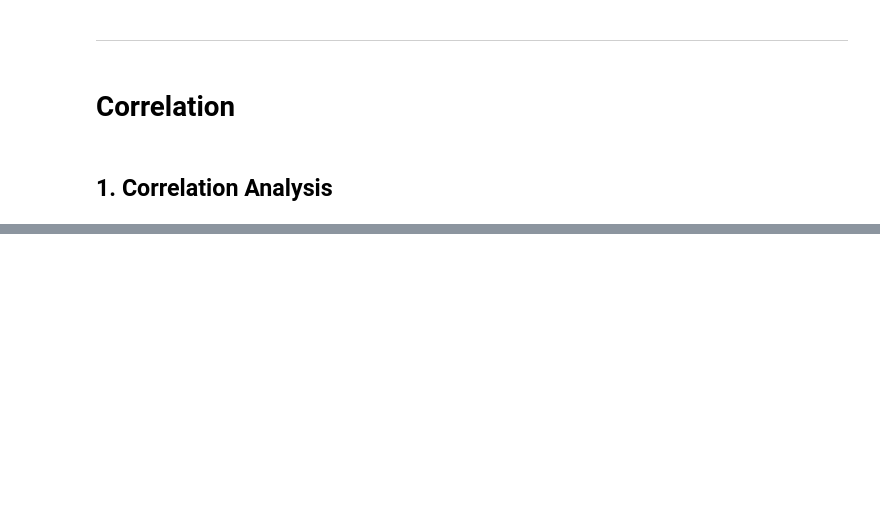
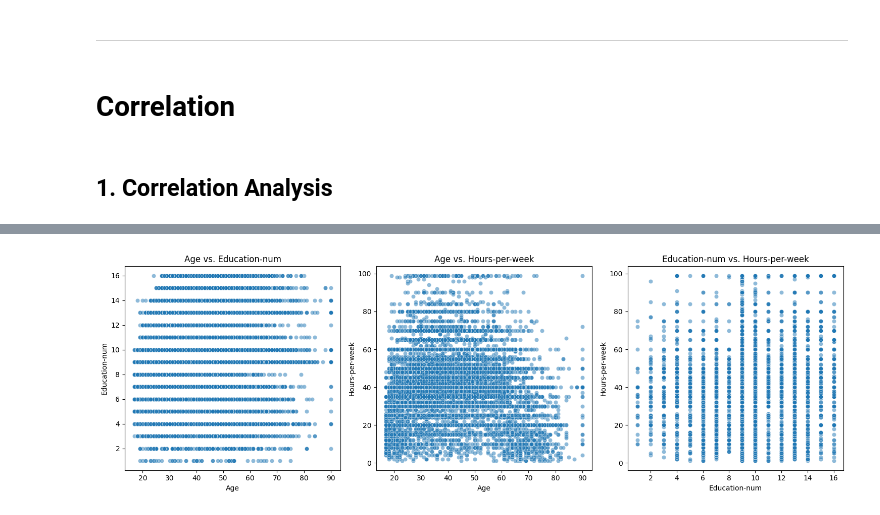
Before and after one commit to omar-bay/AAI614_Baayoun, a Jupyter notebook: week 4/project 1/Project_1-census_income.ipynb, the cells around one changed output, grey strips where cells are left out. Cells and saved outputs as stored; diff of their text form; code cells hidden in the pictures; blank space fills up the shorter version.

```diff
--- a/week 4/project 1/Project_1-census_income.ipynb
+++ b/week 4/project 1/Project_1-census_income.ipynb
@@ -353,0 +366,29 @@ df.loc[(df["fnlwgt"] < lower_bound) | (df["fnlwgt"] > upper_bound), "fnlwgt"] =
+# %%
+# Scatterplots to visualize relationships
+plt.figure(figsize=(15, 5))
+
+# Age vs. Education-num
+plt.subplot(1, 3, 1)
+sns.scatterplot(data=df, x="age", y="education-num", alpha=0.5)
+plt.title("Age vs. Education-num")
+plt.xlabel("Age")
+plt.ylabel("Education-num")
+
+# Age vs. Hours-per-week
+plt.subplot(1, 3, 2)
+sns.scatterplot(data=df, x="age", y="hours-per-week", alpha=0.5)
+plt.title("Age vs. Hours-per-week")
+plt.xlabel("Age")
+plt.ylabel("Hours-per-week")
+
+# Education-num vs. Hours-per-week
+plt.subplot(1, 3, 3)
+sns.scatterplot(data=df, x="education-num", y="hours-per-week", alpha=0.5)
+plt.title("Education-num vs. Hours-per-week")
+plt.xlabel("Education-num")
+plt.ylabel("Hours-per-week")
+
+plt.tight_layout()
+plt.show()
+# %% [output]
+[figure, added]
```
Also changed, not shown: parts of 14 cells of this notebook, 1 other file.
